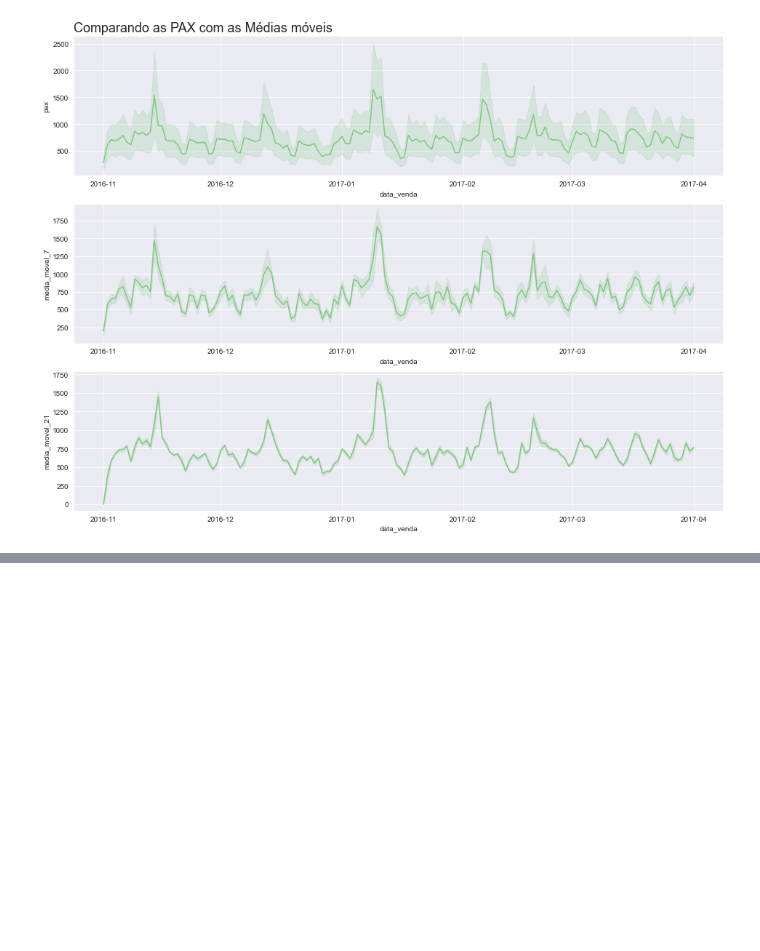
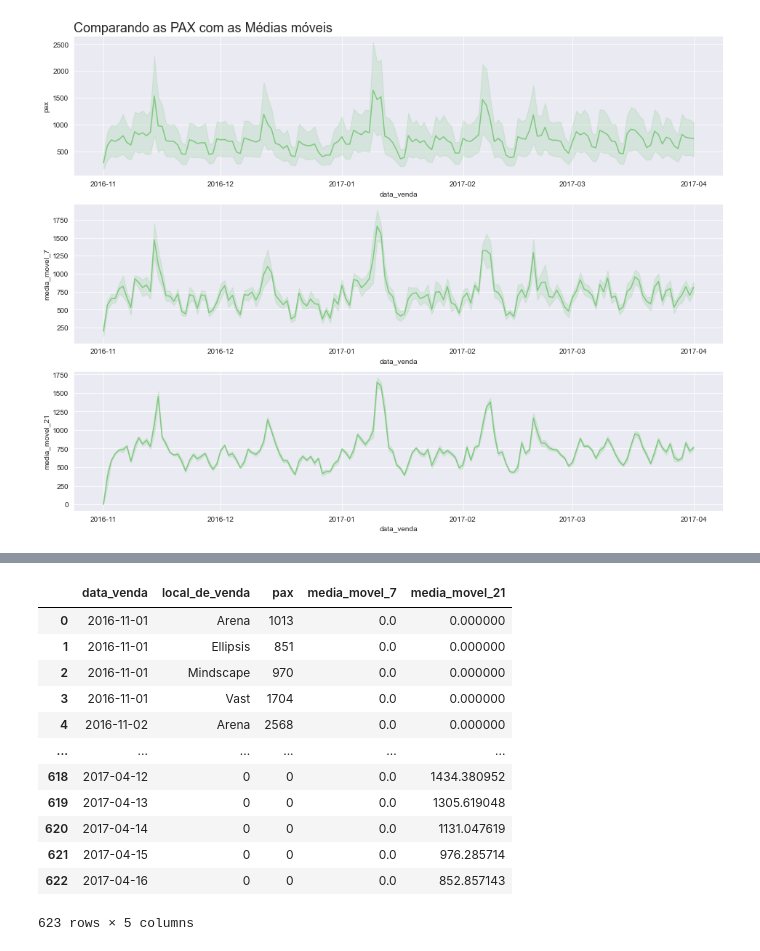
Before and after one commit to alexaugusto23/Gol_Cases, a Jupyter notebook: case01.ipynb, the cells around one changed output, grey strips where cells are left out. Drawn from its saved outputs; the diff is of its cells as text; code cells hidden in the pictures; blank space fills up the shorter version.

```diff
--- a/case01.ipynb
+++ b/case01.ipynb
@@ -644,0 +726,16 @@ plot_comparacao(dataset=_df, x='data_venda', y1='pax', y2='media_movel_7', y3='m
+# %%
+_forecast_moving_average
+# %% [output]
+|  | data_venda | local_de_venda | pax | media_movel_7 | media_movel_21 |
+| 0 | 2016-11-01 | Arena | 1013 | 0.0 | 0.000000 |
+| 1 | 2016-11-01 | Ellipsis | 851 | 0.0 | 0.000000 |
+| 2 | 2016-11-01 | Mindscape | 970 | 0.0 | 0.000000 |
+| 3 | 2016-11-01 | Vast | 1704 | 0.0 | 0.000000 |
+| 4 | 2016-11-02 | Arena | 2568 | 0.0 | 0.000000 |
+| ... | ... | ... | ... | ... | ... |
+| 618 | 2017-04-12 | 0 | 0 | 0.0 | 1434.380952 |
+| 619 | 2017-04-13 | 0 | 0 | 0.0 | 1305.619048 |
+| 620 | 2017-04-14 | 0 | 0 | 0.0 | 1131.047619 |
+| 621 | 2017-04-15 | 0 | 0 | 0.0 | 976.285714 |
+| 622 | 2017-04-16 | 0 | 0 | 0.0 | 852.857143 |
+623 rows × 5 columns
```
Also changed, not shown: parts of 24 cells of this notebook, 1 other file.
